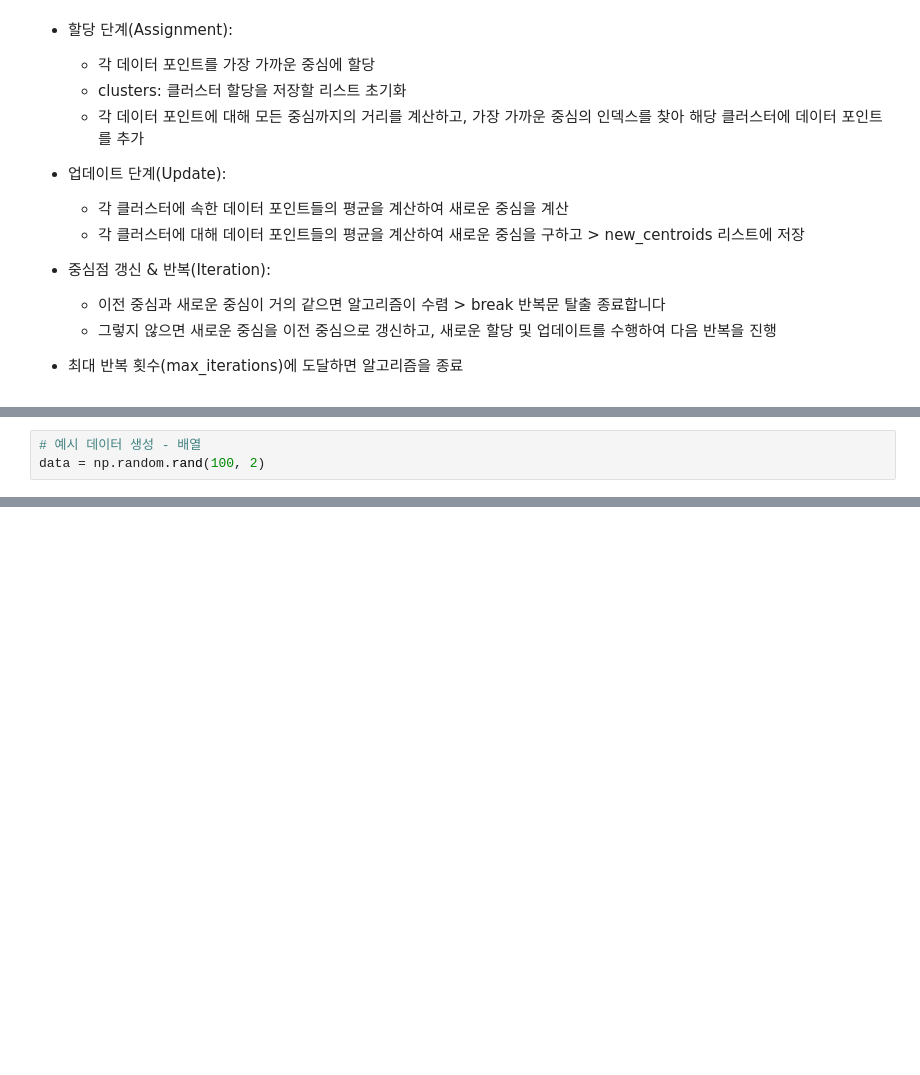
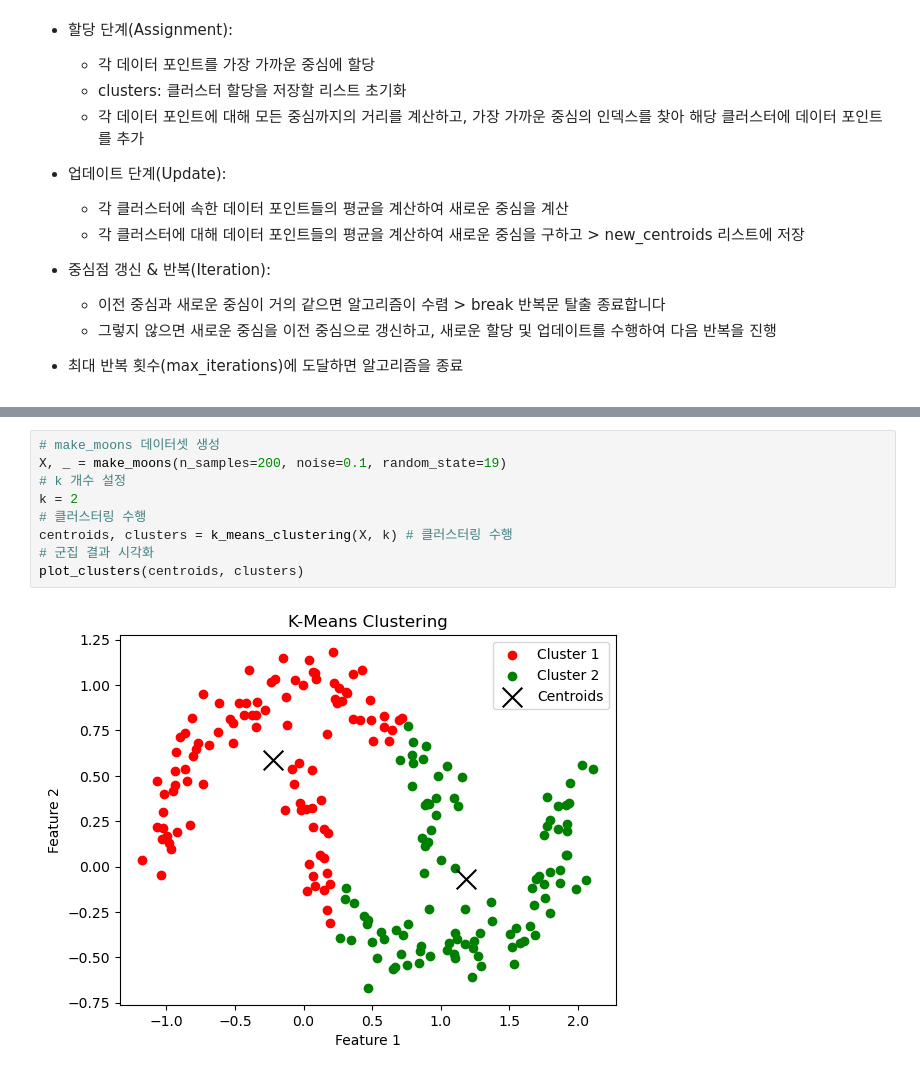
Before and after one commit to sin09135/TIL, a Jupyter notebook: Python/Modeling/Kmeans_Algorithm.ipynb, the cells around one changed output, grey strips where cells are left out. Saved outputs shown, nothing was run; the diff lists cells and outputs as text; blank space fills up the shorter version.

```diff
--- a/Python/Modeling/Kmeans_Algorithm.ipynb
+++ b/Python/Modeling/Kmeans_Algorithm.ipynb
@@ -113,3 +86,0 @@ def k_means_clustering(data, k, max_iterations=100):
-# %%
-# 예시 데이터 생성 - 배열
-data = np.random.rand(100, 2)
@@ -129,0 +145,11 @@ Cluster 3 has 34 points.
+# %%
+# make_moons 데이터셋 생성
+X, _ = make_moons(n_samples=200, noise=0.1, random_state=19)
+# k 개수 설정
+k = 2
+# 클러스터링 수행
+centroids, clusters = k_means_clustering(X, k) # 클러스터링 수행
+# 군집 결과 시각화
+plot_clusters(centroids, clusters)
+# %% [output]
+[figure, added]
```
Also changed, not shown: parts of 8 cells of this notebook.
